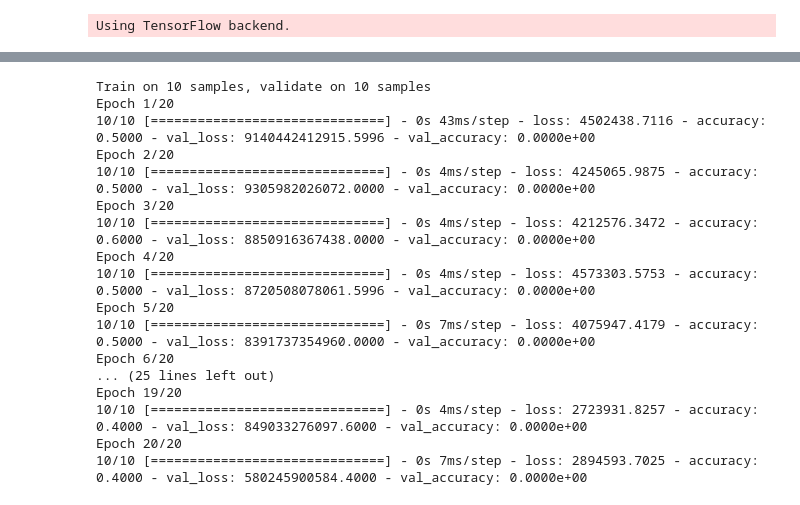
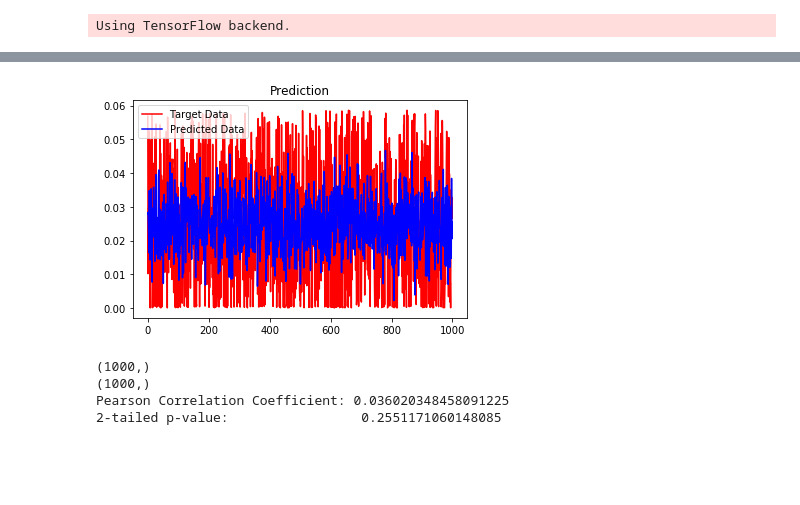
Before and after one commit to spencer741/prng-prediction-using-cnns, a Jupyter notebook: WorkSpace/ProjectCore/ProjectCore.ipynb, the cells around one changed output, grey strips where cells are left out. Drawn from its saved outputs; the diff is of its cells as text; code cells hidden in the pictures; blank space fills up the shorter version.

Commit message:
revamped network design and input shaping. Also got plotting working and added pearson coefficient. Performed first training and testing on Middle_Square with a Pco of .036. Still needs a lot of work.

```diff
--- a/WorkSpace/ProjectCore/ProjectCore.ipynb
+++ b/WorkSpace/ProjectCore/ProjectCore.ipynb
@@ -94,25 +84,26 @@ def adversary(input_width, output_width):
     :return:
     """
     model = keras.Sequential()
-    model.add(keras.layers.Conv1D(10, 2,
+    model.add(keras.layers.Conv1D(3, 3,
                                 activation='relu',
                                 input_shape=(input_width, 1),
                                 name='conv_1'
                              )
          )
-    model.add(keras.layers.Conv1D(10, 2, activation='relu', name='conv_2'))
-    model.add(keras.layers.Conv1D(10, 2, activation='relu', name='conv_3'))
-
+    model.add(keras.layers.Conv1D(4, 2, activation='relu', name='conv_2'))
+    model.add(keras.layers.Conv1D(20, 10, activation='relu', name='conv_3'))
+    model.add(keras.layers.Conv1D(50, 5, activation='relu', name='conv_4'))
     model.add(keras.layers.MaxPool1D(1, 1, name='maxpool_1'))
     model.add(keras.layers.Dropout(0.25))
     model.add(keras.layers.Flatten(name='flatten_1'))
+    model.add(keras.layers.Dense(4, activation='relu', name='dense_1'))
     model.add(keras.layers.Dense(output_width, activation='relu', name='dense_2'))
 
 
     return model
 #https://jovianlin.io/cat-crossentropy-vs-sparse-cat-crossentropy/
-mod = adversary(9,1)
+mod = adversary(999,1)
 
-mod.compile(loss='mean_squared_error', optimizer='adam',metrics=['accuracy'])
+mod.compile(loss='mean_squared_error', optimizer='adam')
 mod.summary()
 # %% [output]
@@ -134,25 +125,36 @@ Trainable params: 511
 Non-trainable params: 0
 _________________________________________________________________
 # %%
-batch_size=2
-epochs=20
-history=mod.fit(x_train,y_train,batch_size=batch_size,epochs=epochs, validation_split=.5,verbose=1, validation_data=(x_test, y_test))
+batch_size=10
+epochs=100
+#history=mod.fit(x_train,y_train,batch_size=batch_size,epochs=epochs, validation_split=0.1,verbose=1, validation_data=(x_test, y_test))
+history=mod.fit(x_train,y_train,batch_size=batch_size,epochs=epochs,verbose=0)
-# %% [output]
-Train on 10 samples, validate on 10 samples
-Epoch 1/20
-10/10 [==============================] - 0s 43ms/step - loss: 4502438.7116 - accuracy: 0.5000 - val_loss: 9140442412915.5996 - val_accuracy: 0.0000e+00
-Epoch 2/20
-10/10 [==============================] - 0s 4ms/step - loss: 4245065.9875 - accuracy: 0.5000 - val_loss: 9305982026072.0000 - val_accuracy: 0.0000e+00
-Epoch 3/20
-10/10 [==============================] - 0s 4ms/step - loss: 4212576.3472 - accuracy: 0.6000 - val_loss: 8850916367438.0000 - val_accuracy: 0.0000e+00
-Epoch 4/20
-10/10 [==============================] - 0s 4ms/step - loss: 4573303.5753 - accuracy: 0.5000 - val_loss: 8720508078061.5996 - val_accuracy: 0.0000e+00
-Epoch 5/20
-10/10 [==============================] - 0s 7ms/step - loss: 4075947.4179 - accuracy: 0.5000 - val_loss: 8391737354960.0000 - val_accuracy: 0.0000e+00
-Epoch 6/20
-... (25 lines left out)
-Epoch 19/20
-10/10 [==============================] - 0s 4ms/step - loss: 2723931.8257 - accuracy: 0.4000 - val_loss: 849033276097.6000 - val_accuracy: 0.0000e+00
-Epoch 20/20
-10/10 [==============================] - 0s 7ms/step - loss: 2894593.7025 - accuracy: 0.4000 - val_loss: 580245900584.4000 - val_accuracy: 0.0000e+00
+# %%
+from scipy.stats.stats import pearsonr
+y_pred = mod.predict(x_test)
+y_actual = y_test
+#mod.predict(x_test[0])
+
+plt.plot(y_actual, color = 'red', label = 'Target Data')
+plt.plot(y_pred, color = 'blue', label = 'Predicted Data')
+plt.title('Prediction')
+plt.legend()
+plt.show()
+
+y_pred = y_pred.flatten()
+
+print(y_actual.shape)
+print(y_pred.shape)
+
+
+
+pearsoncorr = pearsonr(y_actual,y_pred)
+print("Pearson Correlation Coefficient:", pearsoncorr[0])
+print("2-tailed p-value:                ", pearsoncorr[1])
+# %% [output]
+[figure, added]
+(1000,)
+(1000,)
+Pearson Correlation Coefficient: 0.036020348458091225
+2-tailed p-value:                 0.2551171060148085
 # %%
```
Also changed, not shown: parts of 6 cells of this notebook, 1 other file.
